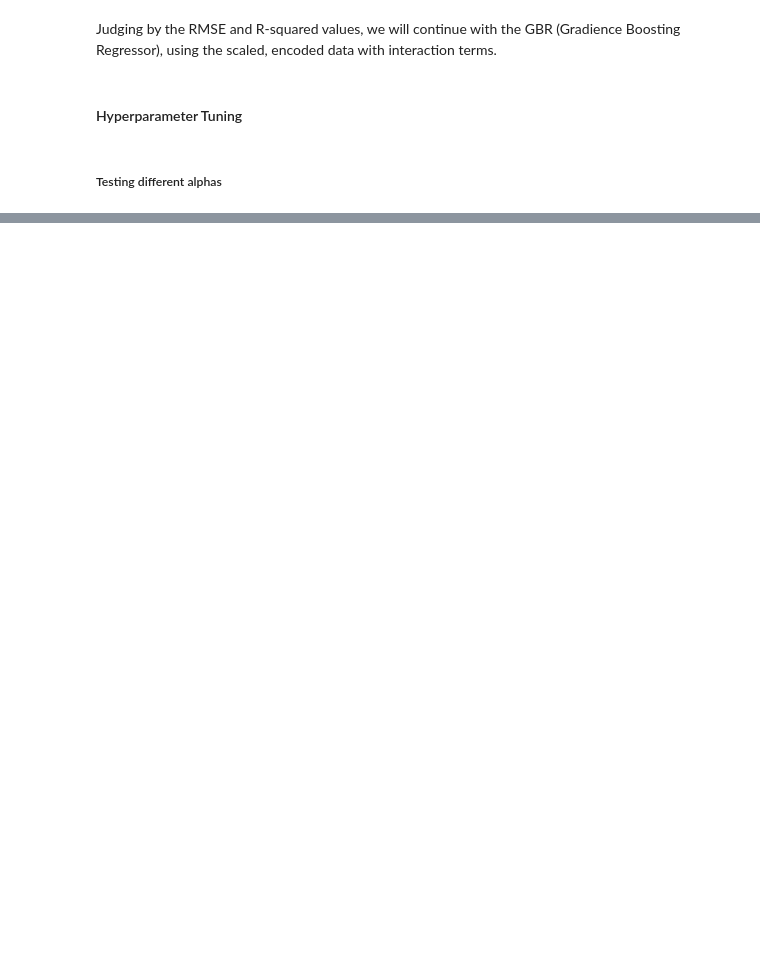
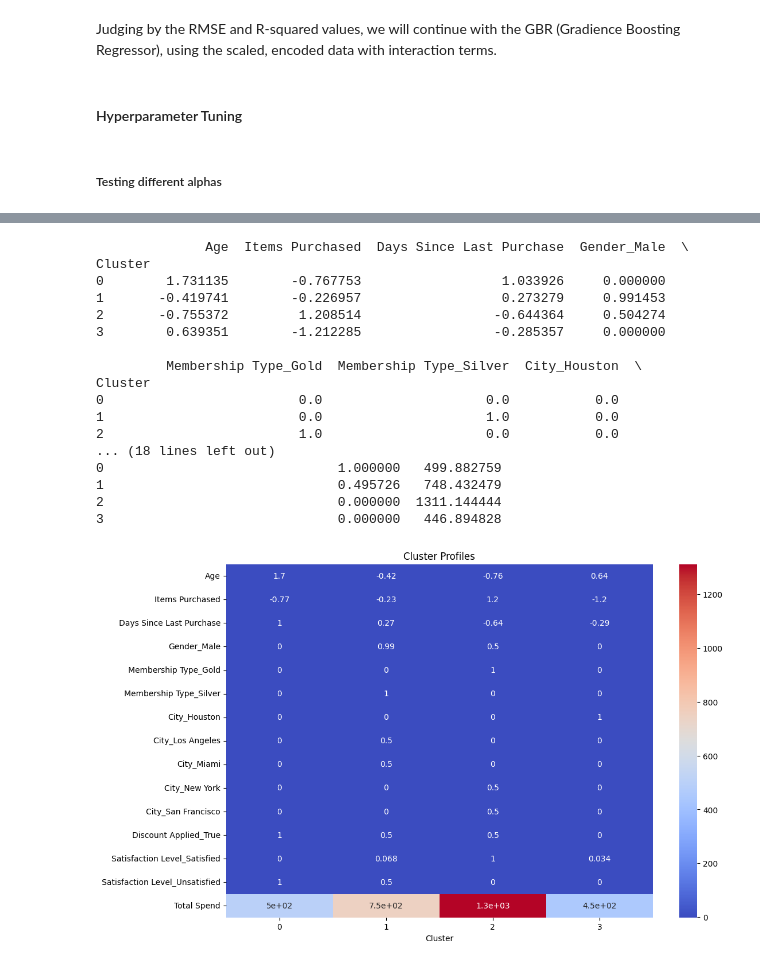
Before and after one commit to scottpitcher/ecommerce-marketing-analytics-optimization, a Jupyter notebook: clv_optimization_model.ipynb, the cells around one changed output, grey strips where cells are left out. Drawn from its saved outputs; the diff is of its cells as text; code cells hidden in the pictures; blank space fills up the shorter version.

```diff
--- a/clv_optimization_model.ipynb
+++ b/clv_optimization_model.ipynb
@@ -478,0 +382,29 @@ print(f'T-statistic: {t_stat:.2f}, P-value: {p_value:.4f}')
+# %%
+# View Cluster Profiles
+cluster_profiles = data_prepared.groupby('Cluster').mean()
+print(cluster_profiles)
+
+# Visualize Cluster Profiles
+plt.figure(figsize=(12, 8))
+sns.heatmap(cluster_profiles.T, cmap='coolwarm', annot=True)
+plt.title('Cluster Profiles')
+plt.show()
+# %% [output]
+              Age  Items Purchased  Days Since Last Purchase  Gender_Male  \
+Cluster
+0        1.731135        -0.767753                  1.033926     0.000000
+1       -0.419741        -0.226957                  0.273279     0.991453
+2       -0.755372         1.208514                 -0.644364     0.504274
+3        0.639351        -1.212285                 -0.285357     0.000000
+
+         Membership Type_Gold  Membership Type_Silver  City_Houston  \
+Cluster
+0                         0.0                     0.0           0.0
+1                         0.0                     1.0           0.0
+2                         1.0                     0.0           0.0
+... (18 lines left out)
+0                              1.000000   499.882759
+1                              0.495726   748.432479
+2                              0.000000  1311.144444
+3                              0.000000   446.894828
+[figure, added]
```
Also changed, not shown: parts of 44 cells of this notebook.
